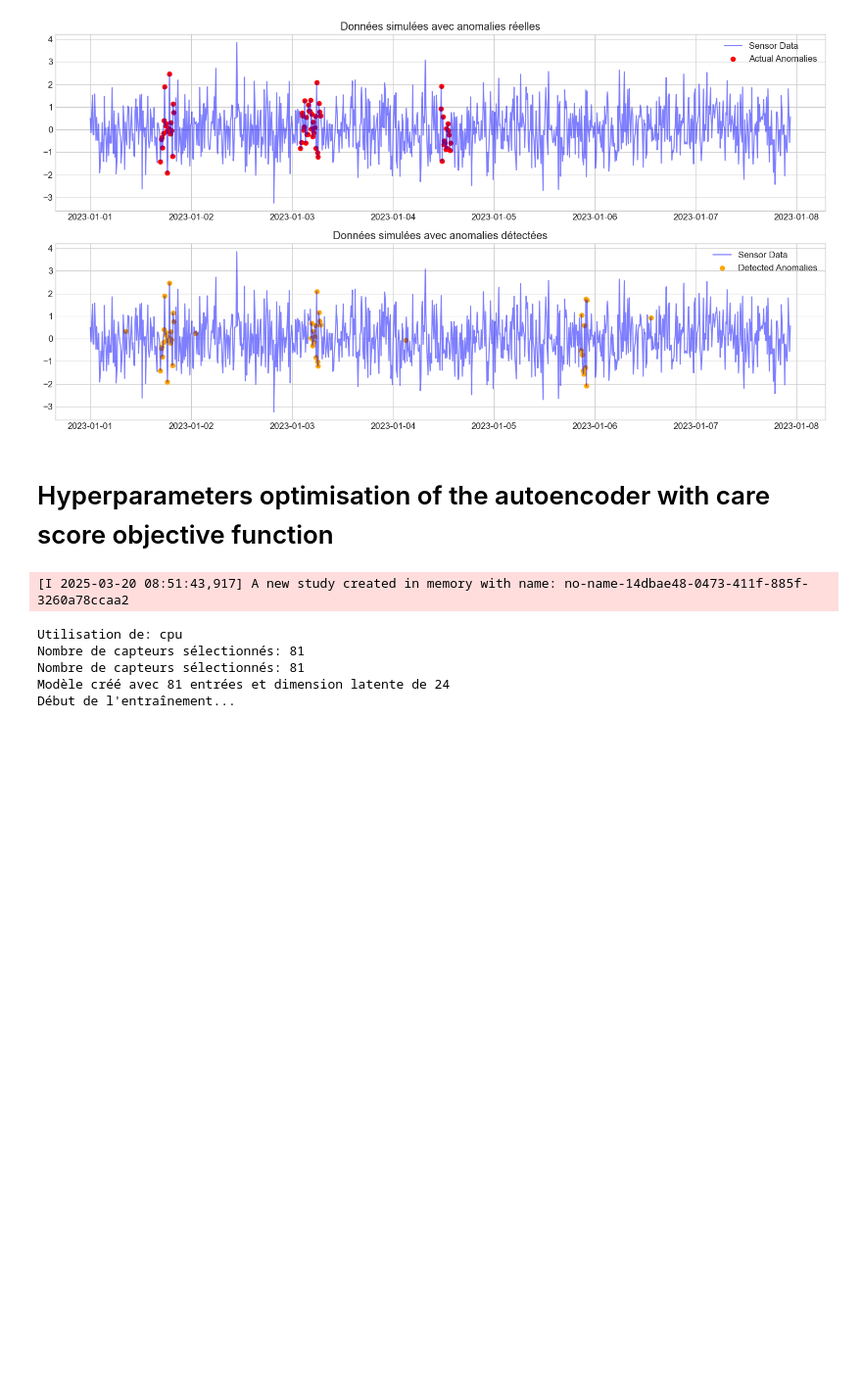
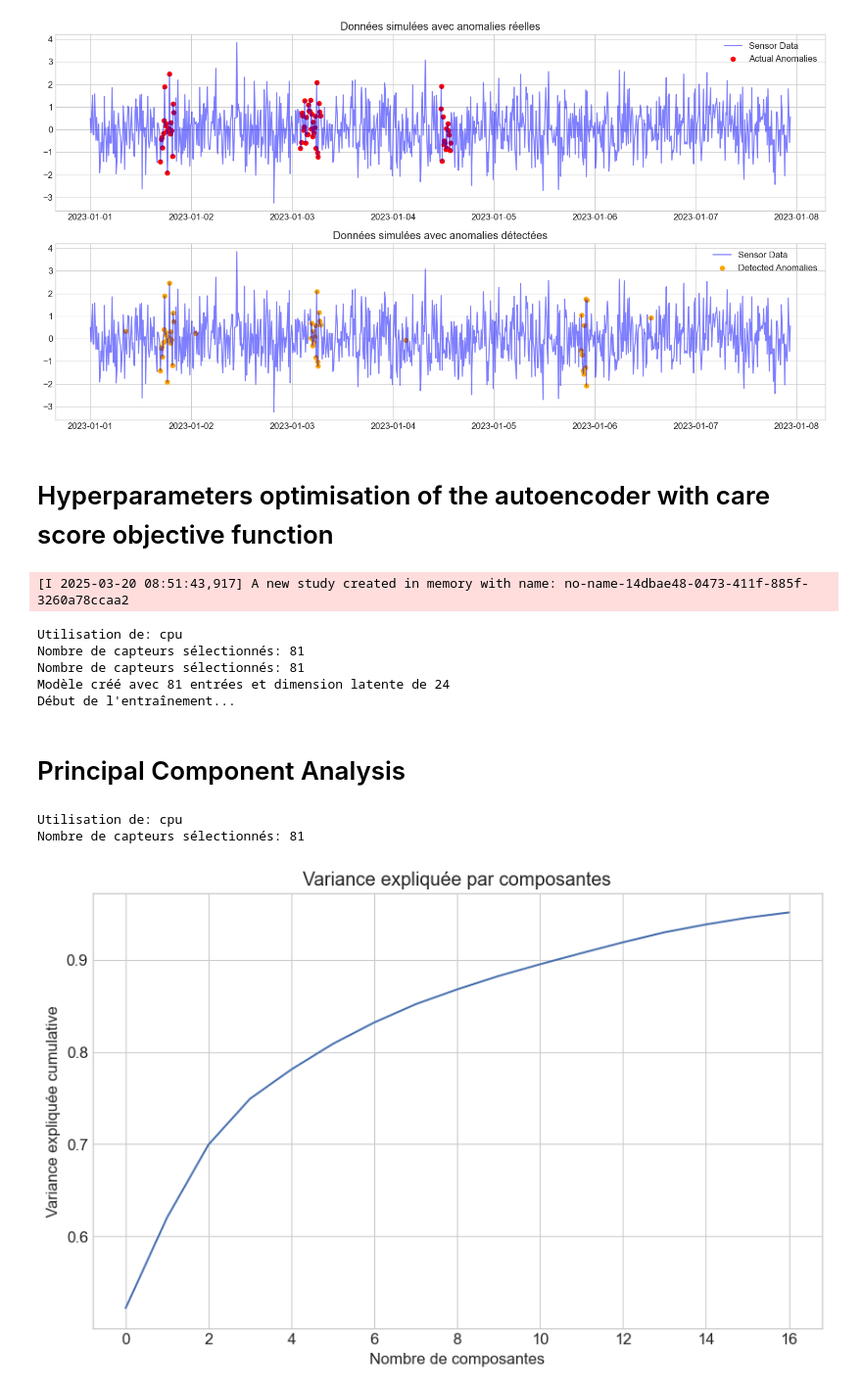
Before and after one commit to mohamedchnafy-ds/predective-maintenance, a Jupyter notebook: model/autoencoder_mohamed.ipynb, the cells around one changed output. Shown at 98% size. Saved outputs shown, nothing was run; the diff lists cells and outputs as text; code cells hidden in the pictures; blank space fills up the shorter version.

```diff
--- a/model/autoencoder_mohamed.ipynb
+++ b/model/autoencoder_mohamed.ipynb
@@ -1739,3 +1998,11 @@ Nombre de capteurs sélectionnés: 81
 Nombre de capteurs sélectionnés: 81
 Modèle créé avec 81 entrées et dimension latente de 24
 Début de l'entraînement...
+# %% [markdown]
+# Principal Component Analysis
+# %%
+Wind = WindTurbineAnomalyDetector()
+scaled_data, sensor_columns = detector.preprocess_data(df)
+# %% [output]
+Utilisation de: cpu
+Nombre de capteurs sélectionnés: 81
@@ -1741,0 +2011,14 @@ Début de l'entraînement...
+# %%
+# Application de l'ACP
+pca = PCA(n_components=0.95)  # Conserver 95% de la variance
+principal_components = pca.fit_transform(scaled_data)
+
+# Visualisation de la variance expliquée
+plt.figure(figsize=(10, 6))
+plt.plot(np.cumsum(pca.explained_variance_ratio_))
+plt.xlabel('Nombre de composantes')
+plt.ylabel('Variance expliquée cumulative')
+plt.title('Variance expliquée par composantes')
+plt.show()
+# %% [output]
+[figure, added]
```
Also changed, not shown: parts of 11 cells of this notebook, 12 other files.
